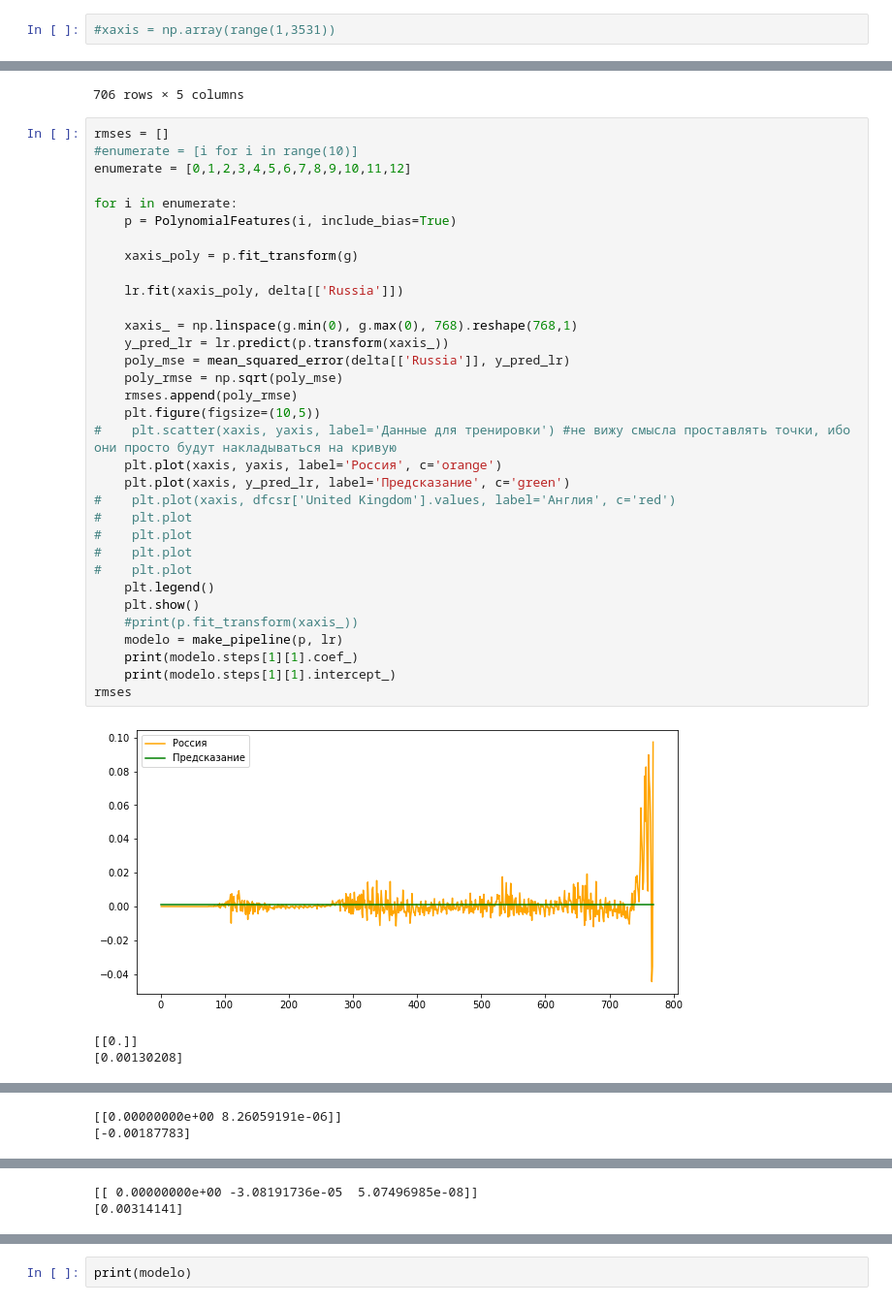
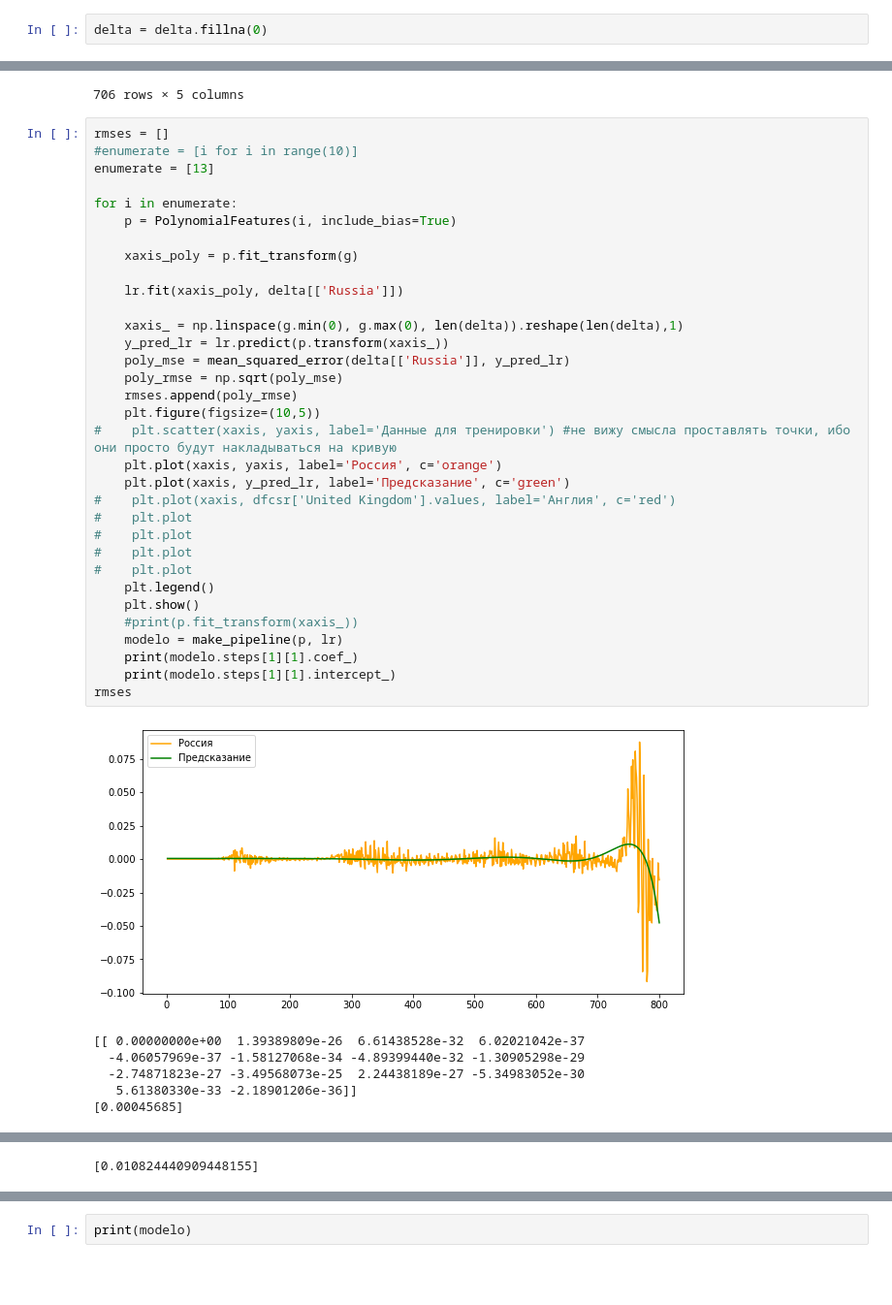
Before and after one commit to ZelshaR/Project, a Jupyter notebook: NoteBooks/Predict.ipynb, the cells around one changed output, grey strips where cells are left out. Shown at 97% size. Cells and saved outputs as stored; diff of their text form; blank space fills up the shorter version.

```diff
--- a/NoteBooks/Predict.ipynb
+++ b/NoteBooks/Predict.ipynb
@@ -57,7 +57,7 @@ del delta['Unnamed: 0']
 #dfcsr.drop(dfcsr.head(10).index,inplace=True)
 #dfcsr.drop(dfcsr.tail(10).index,inplace=True)
 # %%
-#xaxis = np.array(range(1,3531))
+delta = delta.fillna(0)
 # %%
 a = np.concatenate((dfcsr['United Kingdom'].values, dfcsr['Georgia'].values, dfcsr['Belarus'].values, dfcsr['Lithuania'].values, dfcsr['Europe'].values), axis = 0)
 #yaxis = a.reshape(6,706)
@@ -138,37 +153,40 @@ dfcsr[['Russia', 'United Kingdom', 'Belarus', 'Georgia', 'Europe']]
 # %%
 rmses = []
 #enumerate = [i for i in range(10)]
-enumerate = [0,1,2,3,4,5,6,7,8,9,10,11,12]
+enumerate = [13]
 
 for i in enumerate:
     p = PolynomialFeatures(i, include_bias=True)
 
     xaxis_poly = p.fit_transform(g)
 
     lr.fit(xaxis_poly, delta[['Russia']])
 
-    xaxis_ = np.linspace(g.min(0), g.max(0), 768).reshape(768,1)
+    xaxis_ = np.linspace(g.min(0), g.max(0), len(delta)).reshape(len(delta),1)
     y_pred_lr = lr.predict(p.transform(xaxis_))
     poly_mse = mean_squared_error(delta[['Russia']], y_pred_lr)
     poly_rmse = np.sqrt(poly_mse)
     rmses.append(poly_rmse)
     plt.figure(figsize=(10,5))
 #    plt.scatter(xaxis, yaxis, label='Данные для тренировки') #не вижу смысла проставлять точки, ибо они просто будут накладываться на кривую
     plt.plot(xaxis, yaxis, label='Россия', c='orange')
     plt.plot(xaxis, y_pred_lr, label='Предсказание', c='green')
 #    plt.plot(xaxis, dfcsr['United Kingdom'].values, label='Англия', c='red')
 #    plt.plot
 #    plt.plot
 #    plt.plot
 #    plt.plot
     plt.legend()
     plt.show()
     #print(p.fit_transform(xaxis_))
     modelo = make_pipeline(p, lr)
     print(modelo.steps[1][1].coef_)
     print(modelo.steps[1][1].intercept_)
 rmses
 # %% [output]
-[figure, old version]
+[figure, new version]
-[[0.]]
-[0.00130208]
+[[ 0.00000000e+00  1.39389809e-26  6.61438528e-32  6.02021042e-37
+  -4.06057969e-37 -1.58127068e-34 -4.89399440e-32 -1.30905298e-29
+  -2.74871823e-27 -3.49568073e-25  2.24438189e-27 -5.34983052e-30
+   5.61380330e-33 -2.18901206e-36]]
+[0.00045685]
@@ -176,2 +193 @@ rmses
-[[0.00000000e+00 8.26059191e-06]]
-[-0.00187783]
+[0.010824440909448155]
@@ -179,2 +193,0 @@ rmses
-[[ 0.00000000e+00 -3.08191736e-05  5.07496985e-08]]
-[0.00314141]
```
Also changed, not shown: parts of 8 cells of this notebook, 2 other files.
